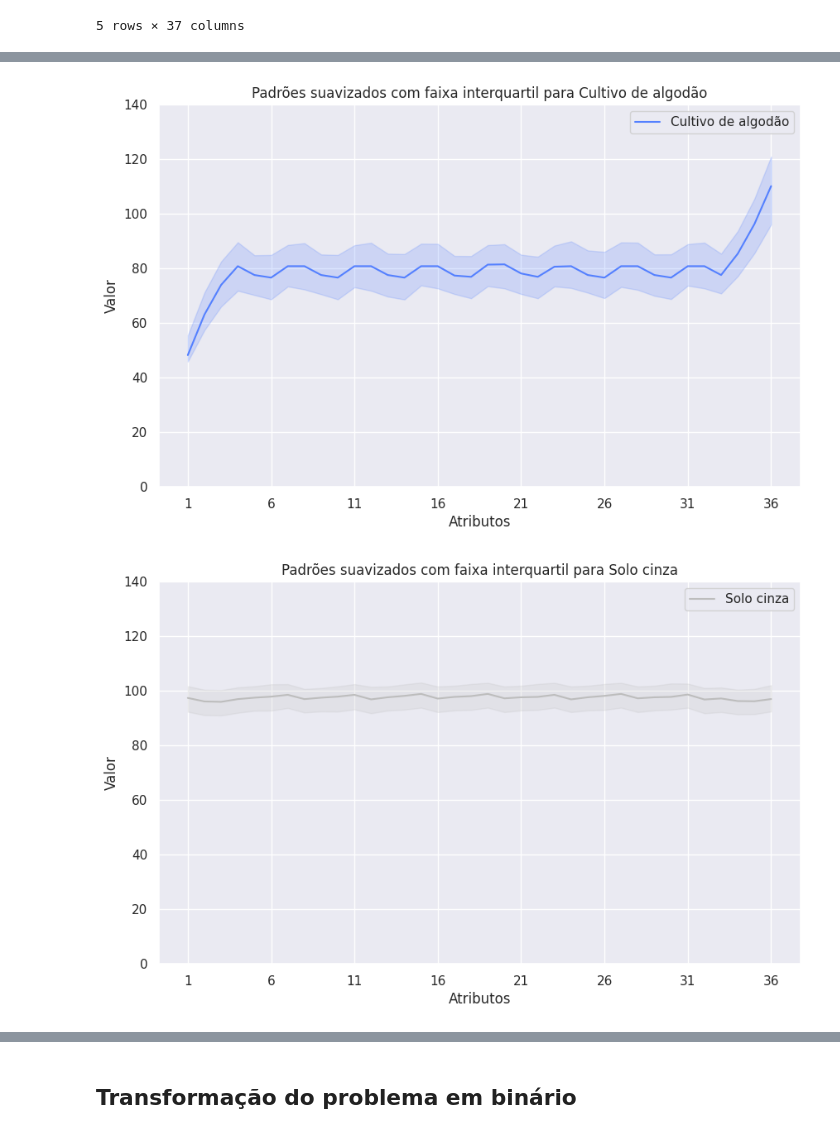
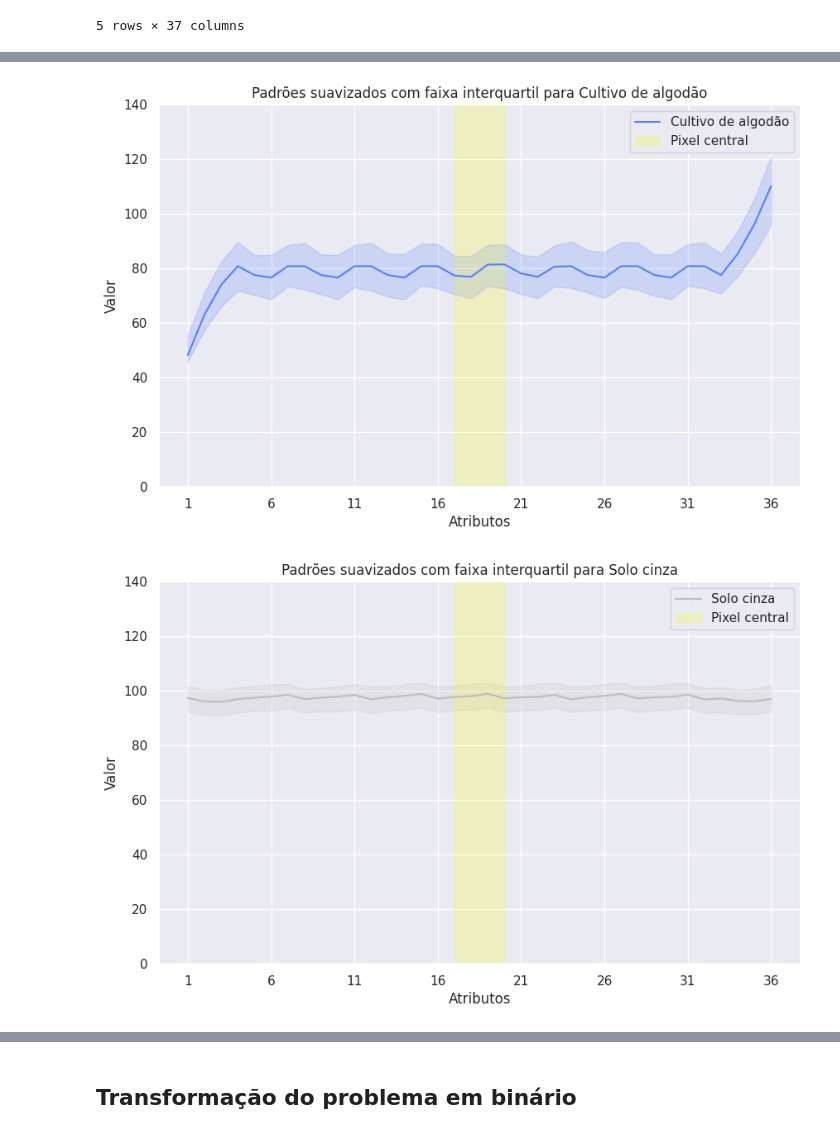
Before and after one commit to AbnerErnaniADSFatec/sbj_grad_neurocomputing_sources, a Jupyter notebook: solved/Lista de Exercícios 4_1 - CAP-351-3 Neurocomputação - Abner Ernâni dos Anjos.ipynb, the cells around one changed output, grey strips where cells are left out. Saved outputs shown, nothing was run; the diff lists cells and outputs as text; code cells hidden in the pictures.

```diff
--- a/solved/Lista de Exercícios 4_1 - CAP-351-3 Neurocomputação - Abner Ernâni dos Anjos.ipynb
+++ b/solved/Lista de Exercícios 4_1 - CAP-351-3 Neurocomputação - Abner Ernâni dos Anjos.ipynb
@@ -181,5 +285,5 @@ plot_attr(X_scaled, y, line, True)
 # %%
-def plot_patterns_sep(xy, normalized = False):
+def plot_patterns_sep(xy, scaled = False):
     classes = np.unique(xy['class'])
     for classe in classes:
         Xc = xy[xy['class'] == classe].loc[:, xy.columns != 'class']  # dados da classe
@@ -187,7 +291,7 @@ def plot_patterns_sep(xy, normalized = False):
         class_name = class_['class_name'][0]
         class_color = class_['color'][0]
 
-        normalized_ = " Normalizado" if normalized else ""
+        standard_ = " após padronização" if scaled else ""
 
         # Quartis
         q1 = np.percentile(Xc, 25, axis=0)
@@ -212,10 +316,12 @@ def plot_patterns_sep(xy, normalized = False):
         # Faixa interquartil
         plt.fill_between(x_axis, q1_s, q3_s, alpha=0.2, color = class_color)
 
+        plt.axvspan(17, 20, color='yellow', alpha=0.2, label='Pixel central')
+
         plt.xlabel("Atributos")
         plt.ylabel("Valor")
-        plt.title(f"Padrões suavizados com faixa interquartil para {class_name}{normalized_}")
-        if normalized:
+        plt.title(f"Padrões suavizados com faixa interquartil para {class_name}{standard_}")
+        if scaled:
             plt.yticks(np.arange(-2, 2.5, 0.5))
         else:
             plt.yticks(np.arange(0, 150, 20))
@@ -230,2 +336,2 @@ plot_patterns_sep(xy_scaled, True)
-[figure, old version]
+[figure, new version]
-[figure, old version]
+[figure, new version]
```
Also changed, not shown: parts of 25 cells of this notebook, 1 other file.
